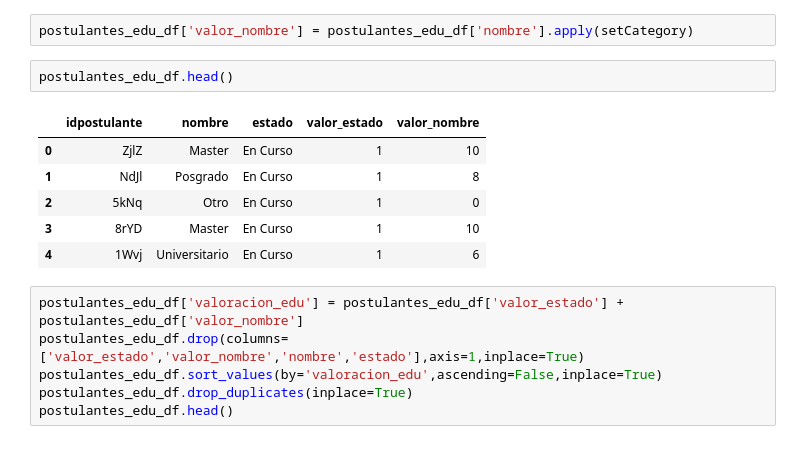
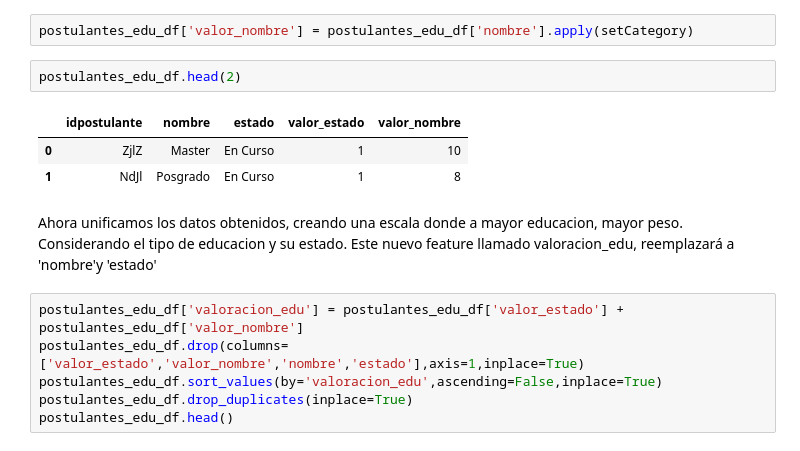
Before and after one commit to Andivisciglio/TP2-OrganizacionDeDatos-Grupo28, a Jupyter notebook: TP2.ipynb, the cells around one changed output. Saved outputs shown, nothing was run; the diff lists cells and outputs as text.

Commit message:
Unificamos archivos

```diff
--- a/TP2.ipynb
+++ b/TP2.ipynb
@@ -169,14 +168,14 @@ def setCategory(c):
 # %%
 postulantes_edu_df['valor_nombre'] = postulantes_edu_df['nombre'].apply(setCategory)
 # %%
-postulantes_edu_df.head()
+postulantes_edu_df.head(2)
 # %% [output]
 |  | idpostulante | nombre | estado | valor_estado | valor_nombre |
 | 0 | ZjlZ | Master | En Curso | 1 | 10 |
 | 1 | NdJl | Posgrado | En Curso | 1 | 8 |
-| 2 | 5kNq | Otro | En Curso | 1 | 0 |
-| 3 | 8rYD | Master | En Curso | 1 | 10 |
-| 4 | 1Wvj | Universitario | En Curso | 1 | 6 |
+# %% [markdown]
+Ahora unificamos los datos obtenidos, creando una escala donde a mayor educacion, mayor peso. Considerando el tipo de educacion y su estado.
+Este nuevo feature llamado valoracion_edu, reemplazará a 'nombre'y 'estado'
 # %%
 postulantes_edu_df['valoracion_edu'] = postulantes_edu_df['valor_estado'] + postulantes_edu_df['valor_nombre']
 postulantes_edu_df.drop(columns=['valor_estado','valor_nombre','nombre','estado'],axis=1,inplace=True)
```
Also changed, not shown: parts of 167 cells of this notebook, 2 other files.
